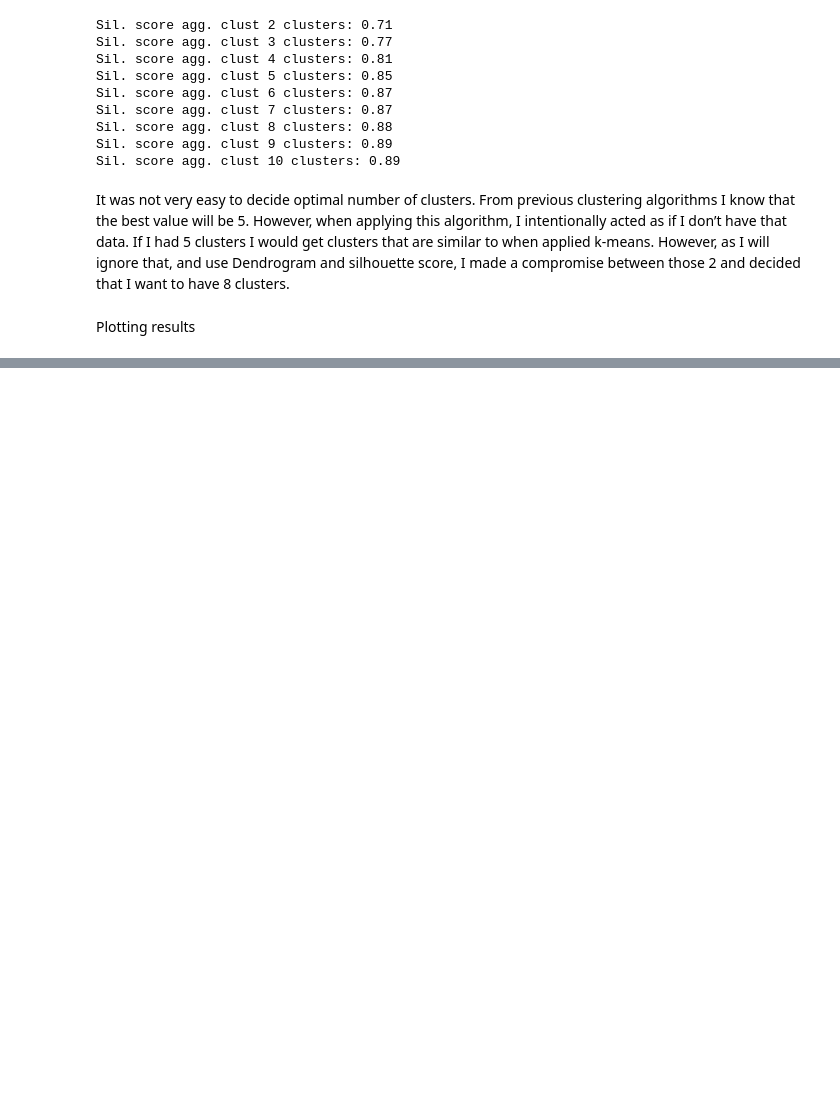
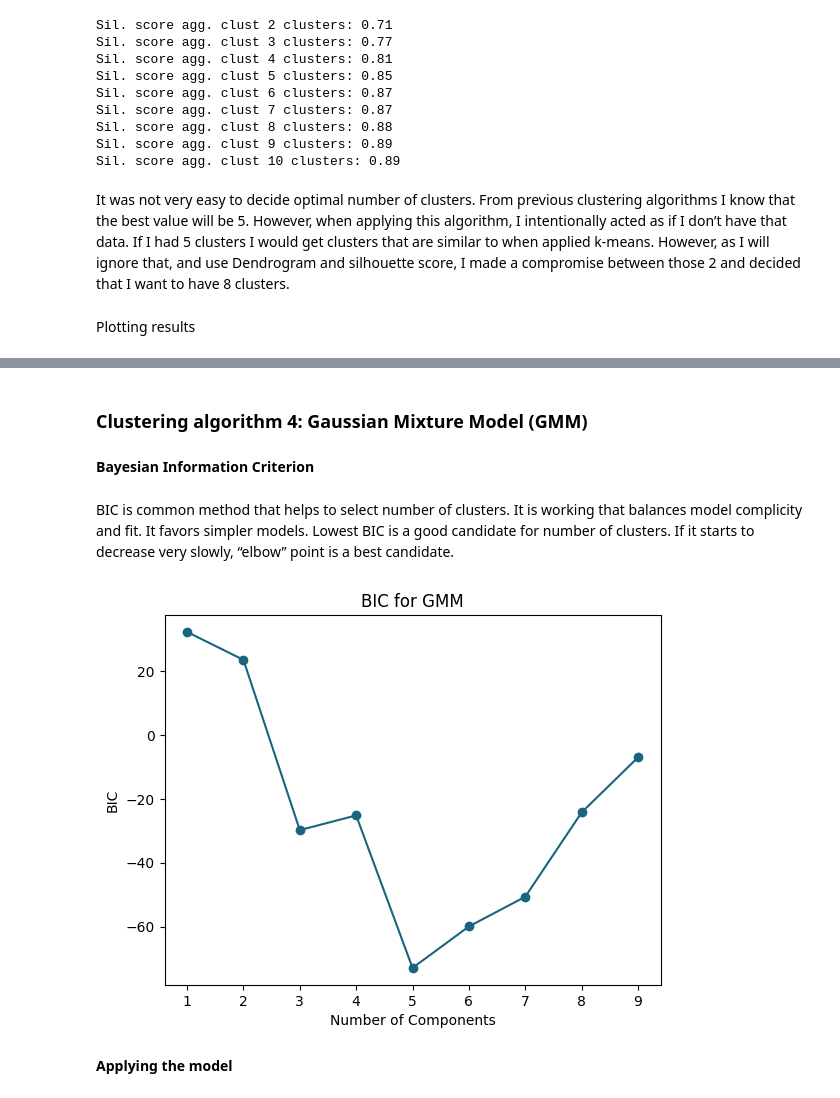
Before and after one commit to dalimvc/Clustering-and-Classification-Models, a Jupyter notebook: DS24-Clustering-b21dalmi.ipynb, the cells around one changed output, grey strips where cells are left out. Cells and saved outputs as stored; diff of their text form; code cells hidden in the pictures; blank space fills up the shorter version.

```diff
--- a/DS24-Clustering-b21dalmi.ipynb
+++ b/DS24-Clustering-b21dalmi.ipynb
@@ -683,0 +684,35 @@ Sil. score dbscan: 0.87
+# %% [markdown]
+<style>
+h3 {
+ color: #0078d4
+}
+</style>
+<h3>Clustering algorithm 4: Gaussian Mixture Model (GMM) </h3>
+# %%
+#dropping cluster clumuns before doing new clustering
+df = df.drop(['Cluster'], axis=1).copy()
+df_scaled = df_scaled.drop(['Cluster'], axis=1).copy()
+# %% [markdown]
+<b>Bayesian Information Criterion</b>
+# %% [markdown]
+BIC is common method that helps to select number of clusters. It is working that balances model complicity and fit. It favors simpler models. Lowest BIC is a good candidate for number of clusters. If it starts to decrease very slowly, “elbow” point is a best candidate.
+# %%
+from sklearn.mixture import GaussianMixture
+bic = []
+n_components_range = range(1, 10)
+
+#looping through number of components, in this case 1-10 and fitting the model
+for n in n_components_range:
+    gmm = GaussianMixture(n_components=n, random_state=42).fit(df_scaled)
+    bic.append(gmm.bic(df_scaled))
+
+#ploting results
+plt.plot(n_components_range, bic, marker='o', color= colors[0])
+plt.xlabel('Number of Components')
+plt.ylabel('BIC')
+plt.title('BIC for GMM')
+plt.show()
+# %% [output]
+[figure, added]
+# %% [markdown]
+<b>Applying the model</b>
```
Also changed, not shown: parts of 12 cells of this notebook.
